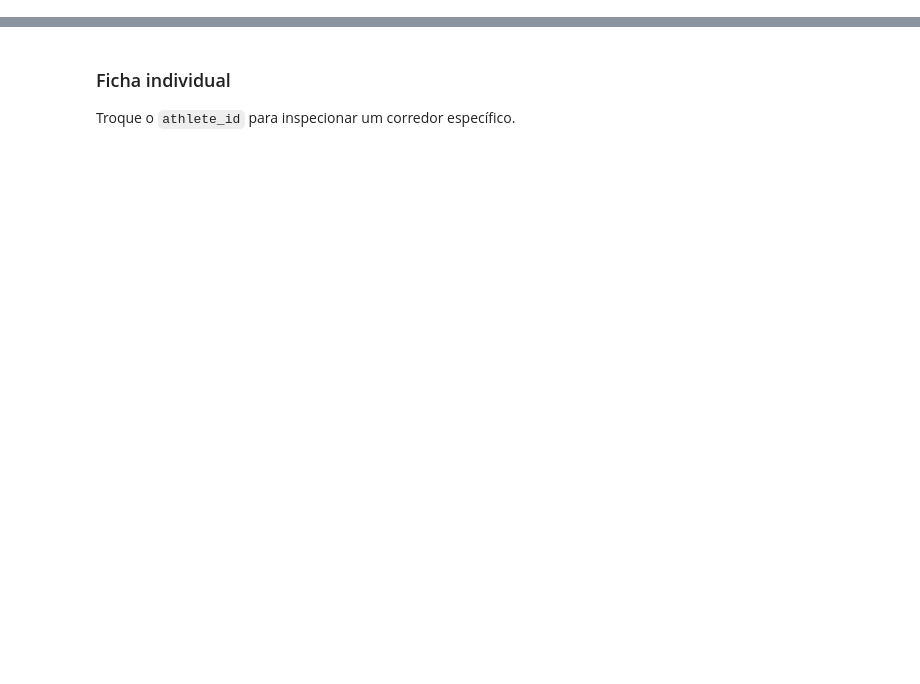
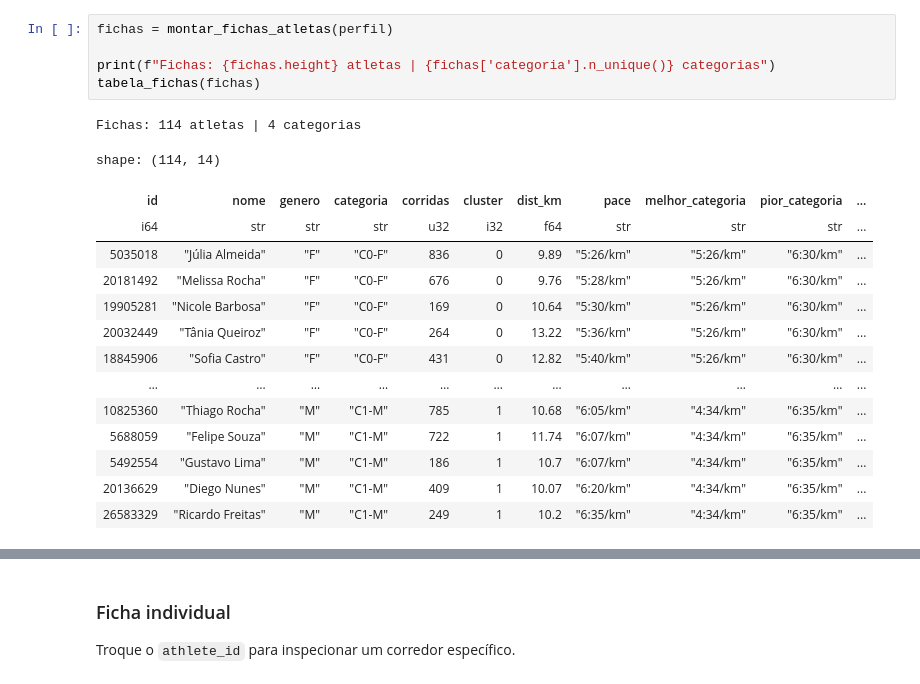
Before and after one commit to majutestoni/tcc-back, a Jupyter notebook: notebooks/categorizacao_corredores.ipynb, the cells around one changed output, grey strips where cells are left out. Drawn from its saved outputs; the diff is of its cells as text; blank space fills up the shorter version.

```diff
--- a/notebooks/categorizacao_corredores.ipynb
+++ b/notebooks/categorizacao_corredores.ipynb
@@ -469,0 +377,21 @@ plt.show()
+# %%
+fichas = montar_fichas_atletas(perfil)
+
+print(f"Fichas: {fichas.height} atletas | {fichas['categoria'].n_unique()} categorias")
+tabela_fichas(fichas)
+# %% [output]
+Fichas: 114 atletas | 4 categorias
+shape: (114, 14)
+| id | nome | genero | categoria | corridas | cluster | dist_km | pace | melhor_categoria | pior_categoria | ... |
+| i64 | str | str | str | u32 | i32 | f64 | str | str | str | ... |
+| 5035018 | "Júlia Almeida" | "F" | "C0-F" | 836 | 0 | 9.89 | "5:26/km" | "5:26/km" | "6:30/km" | ... |
+| 20181492 | "Melissa Rocha" | "F" | "C0-F" | 676 | 0 | 9.76 | "5:28/km" | "5:26/km" | "6:30/km" | ... |
+| 19905281 | "Nicole Barbosa" | "F" | "C0-F" | 169 | 0 | 10.64 | "5:30/km" | "5:26/km" | "6:30/km" | ... |
+| 20032449 | "Tânia Queiroz" | "F" | "C0-F" | 264 | 0 | 13.22 | "5:36/km" | "5:26/km" | "6:30/km" | ... |
+| 18845906 | "Sofia Castro" | "F" | "C0-F" | 431 | 0 | 12.82 | "5:40/km" | "5:26/km" | "6:30/km" | ... |
+| … | … | … | … | … | … | … | … | … | … | ... |
+| 10825360 | "Thiago Rocha" | "M" | "C1-M" | 785 | 1 | 10.68 | "6:05/km" | "4:34/km" | "6:35/km" | ... |
+| 5688059 | "Felipe Souza" | "M" | "C1-M" | 722 | 1 | 11.74 | "6:07/km" | "4:34/km" | "6:35/km" | ... |
+| 5492554 | "Gustavo Lima" | "M" | "C1-M" | 186 | 1 | 10.7 | "6:07/km" | "4:34/km" | "6:35/km" | ... |
+| 20136629 | "Diego Nunes" | "M" | "C1-M" | 409 | 1 | 10.07 | "6:20/km" | "4:34/km" | "6:35/km" | ... |
+| 26583329 | "Ricardo Freitas" | "M" | "C1-M" | 249 | 1 | 10.2 | "6:35/km" | "4:34/km" | "6:35/km" | ... |
```
Also changed, not shown: parts of 45 cells of this notebook, 13 other files.
